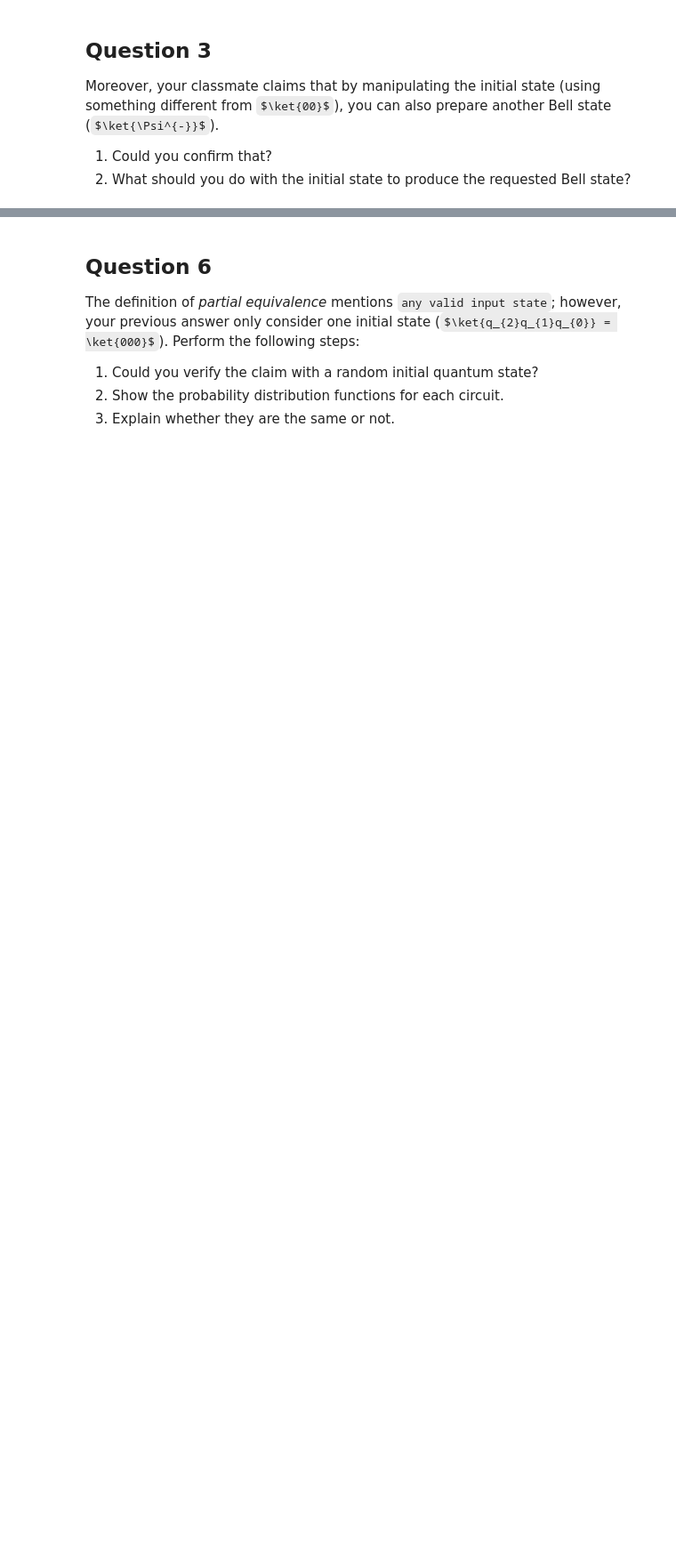
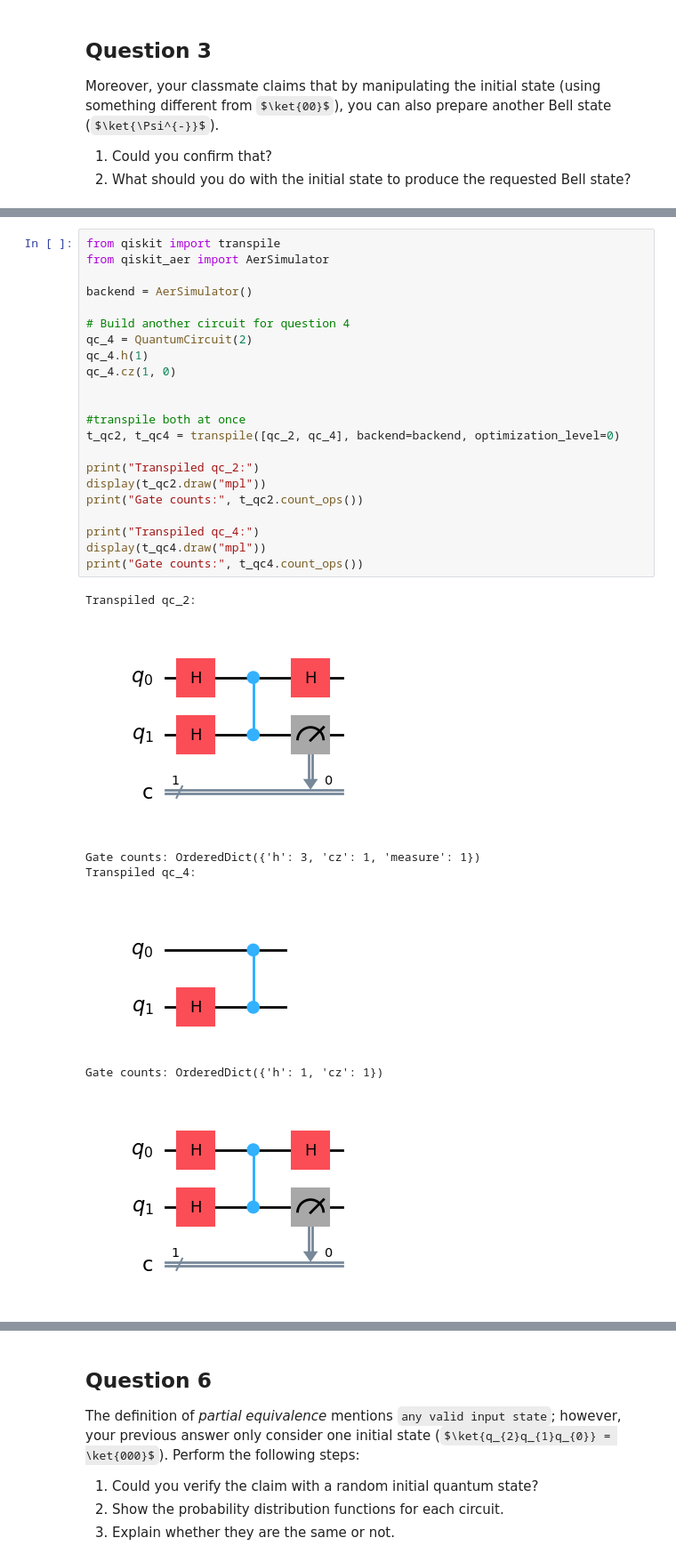
Before and after one commit to RowieK/Quantum-Computing-Minor, a Jupyter notebook: QCI - Assignment5/Assignment5/QCI - Assignment5.ipynb, the cells around one changed output, grey strips where cells are left out. Shown at 89% size. Drawn from its saved outputs; the diff is of its cells as text; some formulas as TeX source; blank space fills up the shorter version.

```diff
--- a/QCI - Assignment5/Assignment5/QCI - Assignment5.ipynb
+++ b/QCI - Assignment5/Assignment5/QCI - Assignment5.ipynb
@@ -86,3 +234,33 @@ Perform the following steps:
 
 1. Draw the transpiled circuit that you obtained from these circuits, using your preferred backend.
 2. Explain the actual quantum gates used for the tranpilation process.
+# %%
+from qiskit import transpile
+from qiskit_aer import AerSimulator
+
+backend = AerSimulator()
+
+# Build another circuit for question 4
+qc_4 = QuantumCircuit(2)
+qc_4.h(1)
+qc_4.cz(1, 0)
+
+
+#transpile both at once
+t_qc2, t_qc4 = transpile([qc_2, qc_4], backend=backend, optimization_level=0)
+
+print("Transpiled qc_2:")
+display(t_qc2.draw("mpl"))
+print("Gate counts:", t_qc2.count_ops())
+
+print("Transpiled qc_4:")
+display(t_qc4.draw("mpl"))
+print("Gate counts:", t_qc4.count_ops())
+# %% [output]
+Transpiled qc_2:
+[figure, added]
+Gate counts: OrderedDict({'h': 3, 'cz': 1, 'measure': 1})
+Transpiled qc_4:
+[figure, added]
+Gate counts: OrderedDict({'h': 1, 'cz': 1})
+[figure, added]
```
Also changed, not shown: parts of 8 cells of this notebook.
